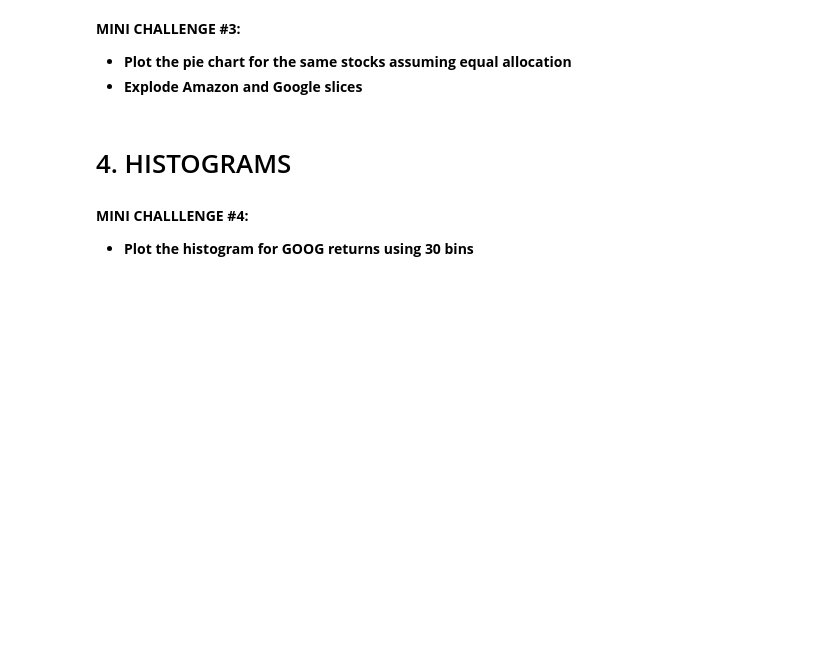
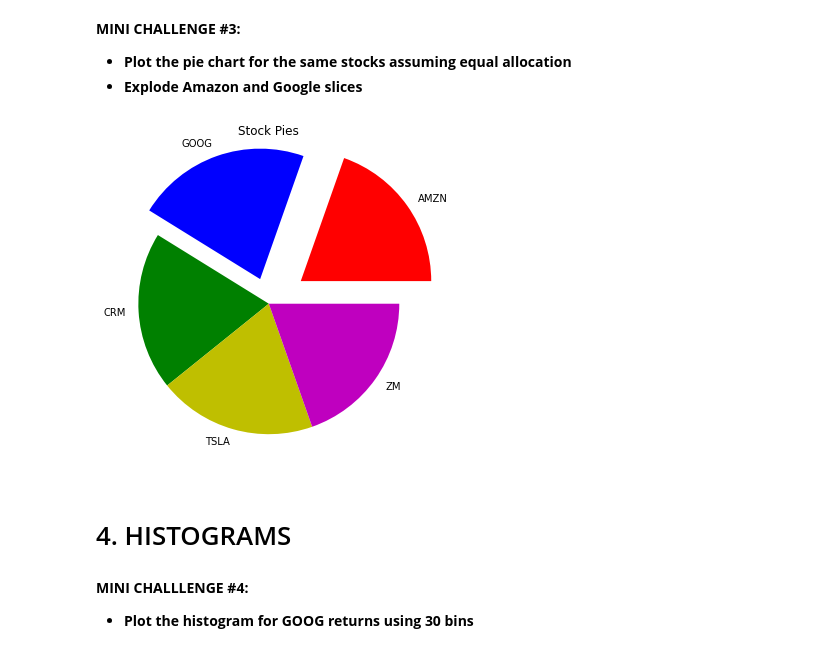
Before and after one commit to SangeetaChatterjee/Python_Stockmarket_Profile, a Jupyter notebook: 9_Python_101_Data_Visualization_with_matplotlib_Skeleton.ipynb, the cells around one changed output. Drawn from its saved outputs; the diff is of its cells as text; code cells hidden in the pictures; blank space fills up the shorter version.

```diff
--- a/9_Python_101_Data_Visualization_with_matplotlib_Skeleton.ipynb
+++ b/9_Python_101_Data_Visualization_with_matplotlib_Skeleton.ipynb
@@ -60,6 +95,16 @@ plt.legend(loc = 'upper right')
 **MINI CHALLENGE #3:**
 - **Plot the pie chart for the same stocks assuming equal allocation**
 - **Explode Amazon and Google slices**
+# %%
+values =[20,22,20,20,20]
+color = ['r','b','g','y','m']
+label = ['AMZN','GOOG','CRM','TSLA','ZM']
+plt.figure(figsize=(6,6))
+explode=[0.3,0.2,0,0,0]
+plt.pie(values,colors=color,labels=label,explode=explode);
+plt.title('Stock Pies');
+# %% [output]
+[figure, added]
 # %% [markdown]
 # 4. HISTOGRAMS
 # %%
```
Also changed, not shown: parts of 4 cells of this notebook.
